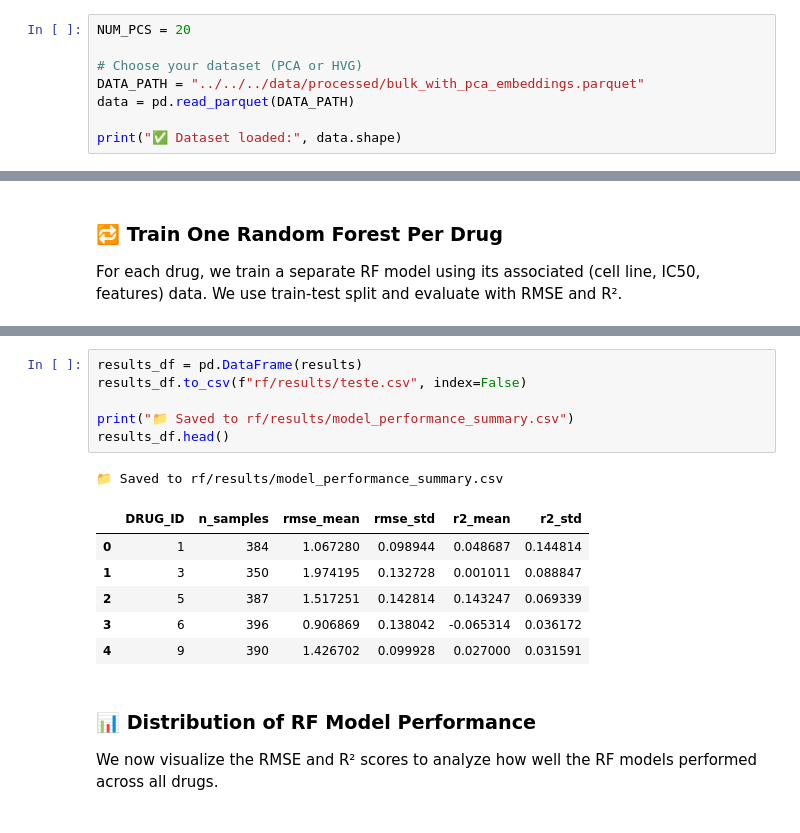
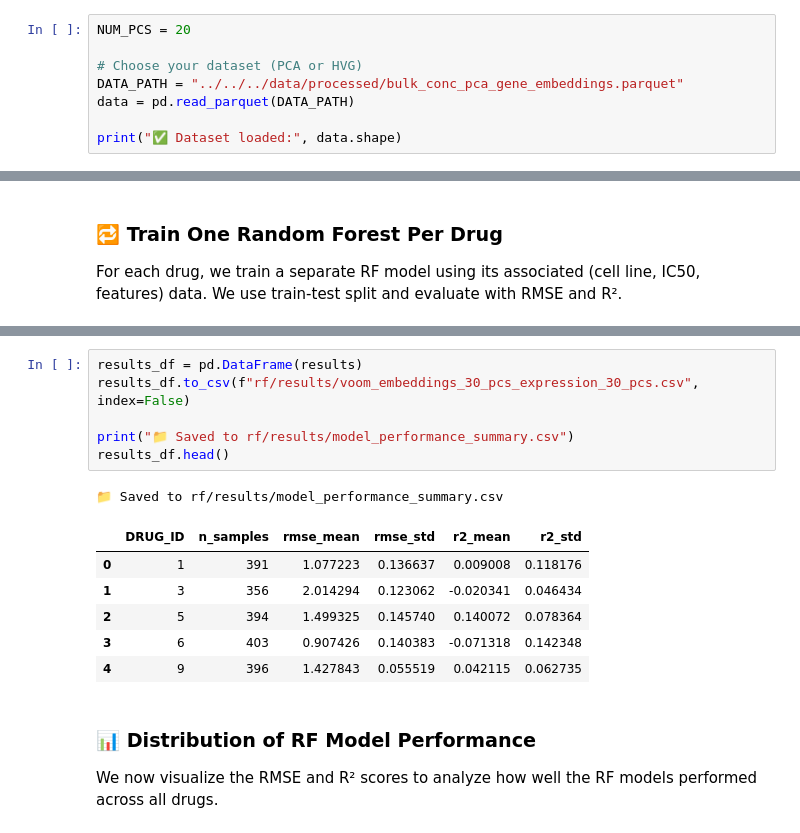
Before and after one commit to goncalo-aroeira/thesis_implementation, a Jupyter notebook: bulk_state_of_the_art/notebooks/04_model_training/02_complex_baselines/02_rf.ipynb, the cells around one changed output, grey strips where cells are left out. Drawn from its saved outputs; the diff is of its cells as text.

```diff
--- a/bulk_state_of_the_art/notebooks/04_model_training/02_complex_baselines/02_rf.ipynb
+++ b/bulk_state_of_the_art/notebooks/04_model_training/02_complex_baselines/02_rf.ipynb
@@ -16,7 +16,7 @@ import seaborn as sns
 NUM_PCS = 20
 
 # Choose your dataset (PCA or HVG)
-DATA_PATH = "../../../data/processed/bulk_with_pca_embeddings.parquet"
+DATA_PATH = "../../../data/processed/bulk_conc_pca_gene_embeddings.parquet"
 data = pd.read_parquet(DATA_PATH)
 
 print("✅ Dataset loaded:", data.shape)
@@ -94,17 +93,17 @@ KeyboardInterrupt:
 # %%
 results_df = pd.DataFrame(results)
-results_df.to_csv(f"rf/results/teste.csv", index=False)
+results_df.to_csv(f"rf/results/voom_embeddings_30_pcs_expression_30_pcs.csv", index=False)
 
 print("📁 Saved to rf/results/model_performance_summary.csv")
 results_df.head()
 # %% [output]
 📁 Saved to rf/results/model_performance_summary.csv
 |  | DRUG_ID | n_samples | rmse_mean | rmse_std | r2_mean | r2_std |
-| 0 | 1 | 384 | 1.067280 | 0.098944 | 0.048687 | 0.144814 |
-| 1 | 3 | 350 | 1.974195 | 0.132728 | 0.001011 | 0.088847 |
-| 2 | 5 | 387 | 1.517251 | 0.142814 | 0.143247 | 0.069339 |
-| 3 | 6 | 396 | 0.906869 | 0.138042 | -0.065314 | 0.036172 |
-| 4 | 9 | 390 | 1.426702 | 0.099928 | 0.027000 | 0.031591 |
+| 0 | 1 | 391 | 1.077223 | 0.136637 | 0.009008 | 0.118176 |
+| 1 | 3 | 356 | 2.014294 | 0.123062 | -0.020341 | 0.046434 |
+| 2 | 5 | 394 | 1.499325 | 0.145740 | 0.140072 | 0.078364 |
+| 3 | 6 | 403 | 0.907426 | 0.140383 | -0.071318 | 0.142348 |
+| 4 | 9 | 396 | 1.427843 | 0.055519 | 0.042115 | 0.062735 |
 # %% [markdown]
 ### 📊 Distribution of RF Model Performance
 We now visualize the RMSE and R² scores to analyze how well the RF models performed across all drugs.
```
Also changed, not shown: parts of 7 cells of this notebook, 26 other files.
